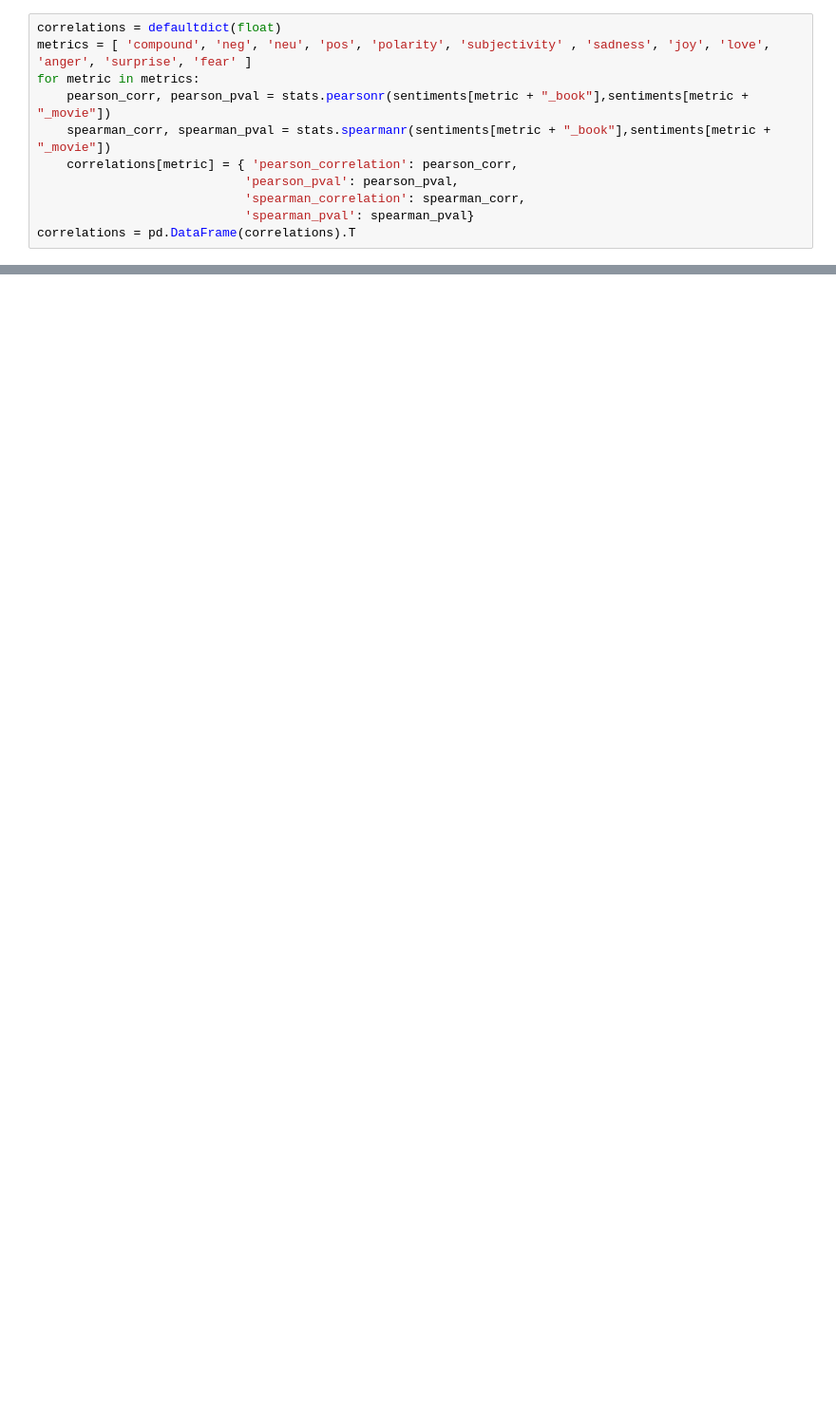
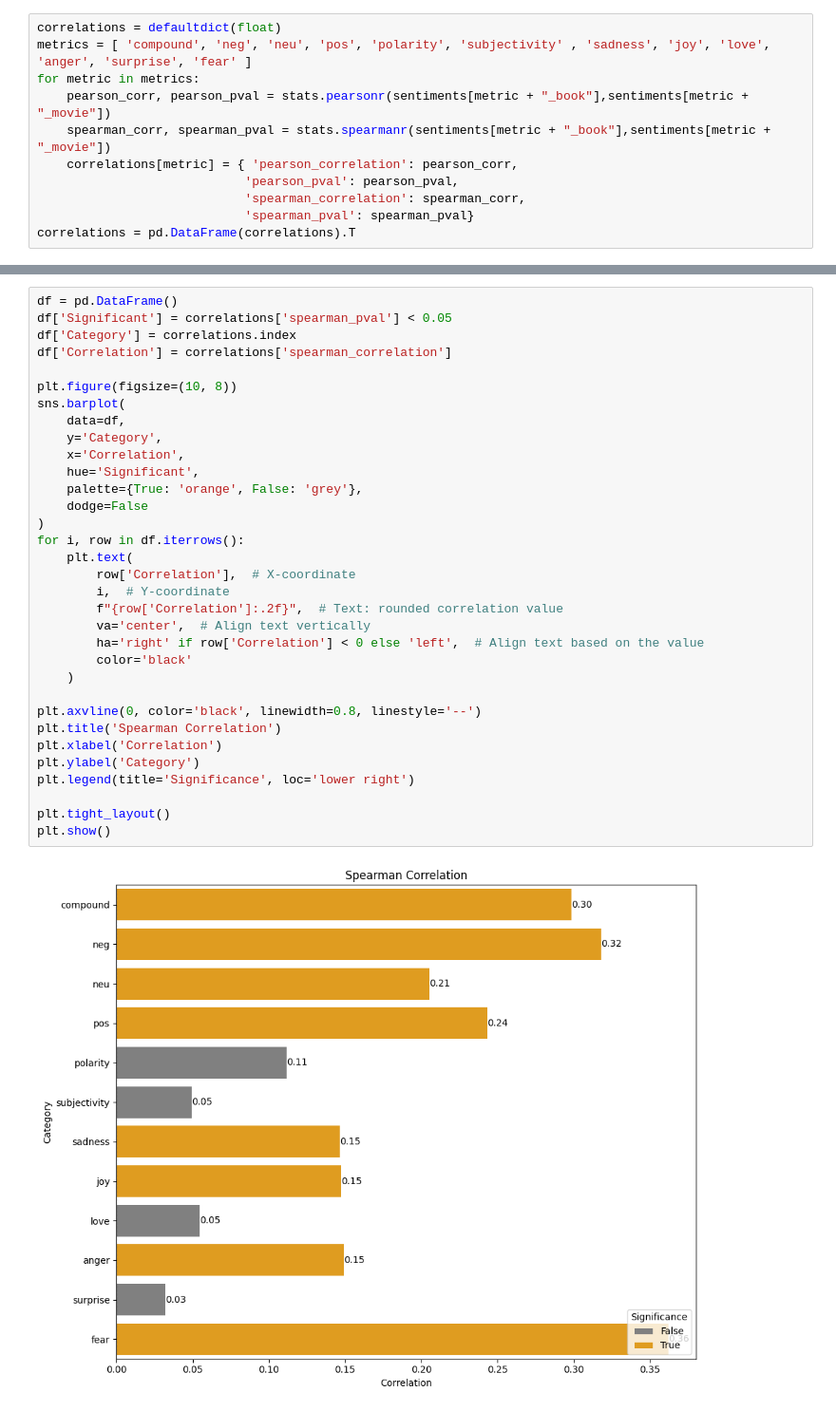
Before and after one commit to epfl-ada/ada-2024-project-padamalgame, a Jupyter notebook: src/sentiment_analysis.ipynb, the cells around one changed output, grey strips where cells are left out. Shown at 95% size. Saved outputs shown, nothing was run; the diff lists cells and outputs as text; blank space fills up the shorter version.

```diff
--- a/src/sentiment_analysis.ipynb
+++ b/src/sentiment_analysis.ipynb
@@ -135,0 +120,35 @@ plot_coefficients(results)
+# %%
+df = pd.DataFrame()
+df['Significant'] = correlations['spearman_pval'] < 0.05
+df['Category'] = correlations.index
+df['Correlation'] = correlations['spearman_correlation']
+
+plt.figure(figsize=(10, 8))
+sns.barplot(
+    data=df,
+    y='Category',
+    x='Correlation',
+    hue='Significant',
+    palette={True: 'orange', False: 'grey'},
+    dodge=False
+)
+for i, row in df.iterrows():
+    plt.text(
+        row['Correlation'],  # X-coordinate
+        i,  # Y-coordinate
+        f"{row['Correlation']:.2f}",  # Text: rounded correlation value
+        va='center',  # Align text vertically
+        ha='right' if row['Correlation'] < 0 else 'left',  # Align text based on the value
+        color='black'
+    )
+
+plt.axvline(0, color='black', linewidth=0.8, linestyle='--')
+plt.title('Spearman Correlation')
+plt.xlabel('Correlation')
+plt.ylabel('Category')
+plt.legend(title='Significance', loc='lower right')
+
+plt.tight_layout()
+plt.show()
+# %% [output]
+[figure, added]
```
Also changed, not shown: parts of 12 cells of this notebook, 6 other files.
